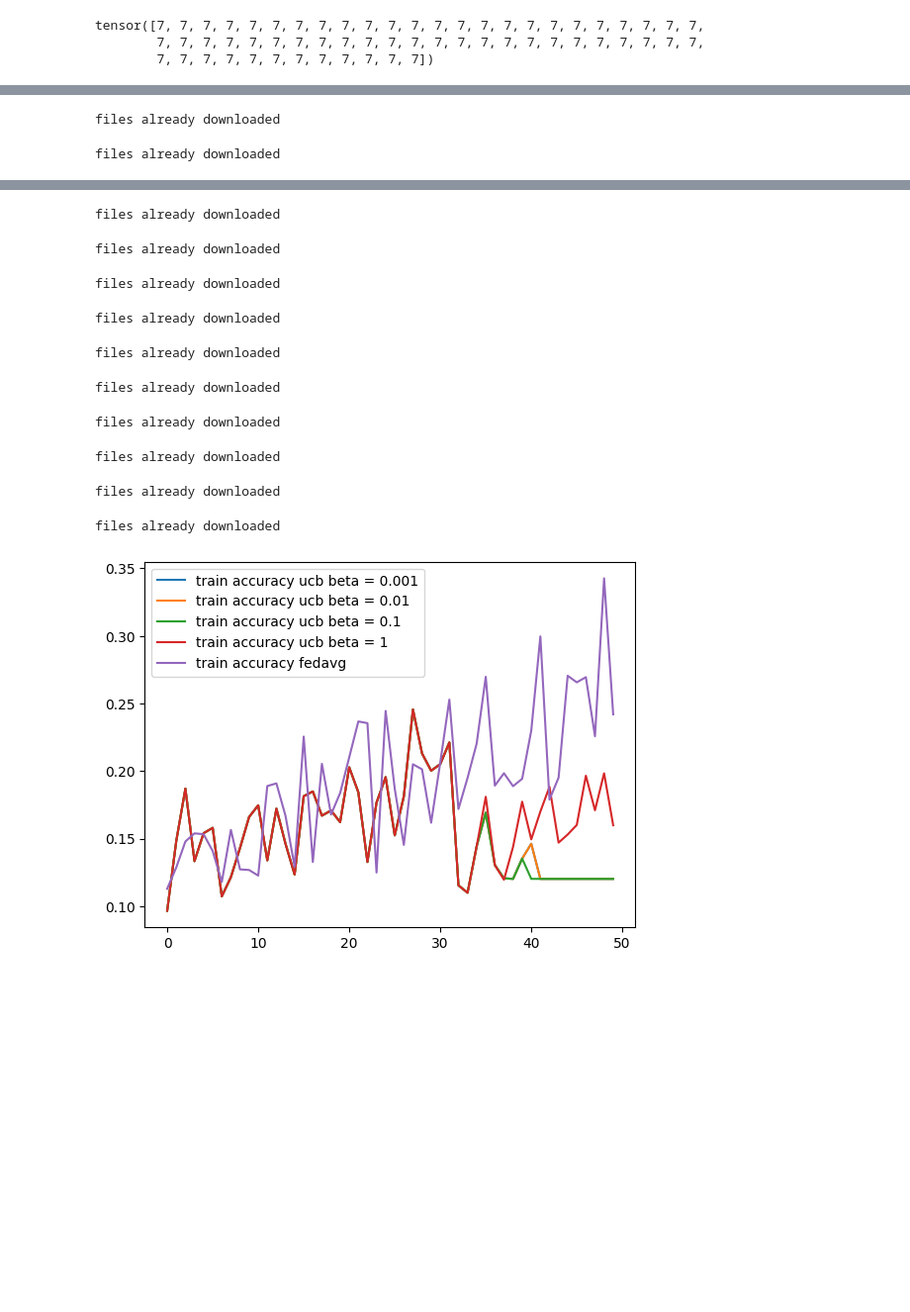
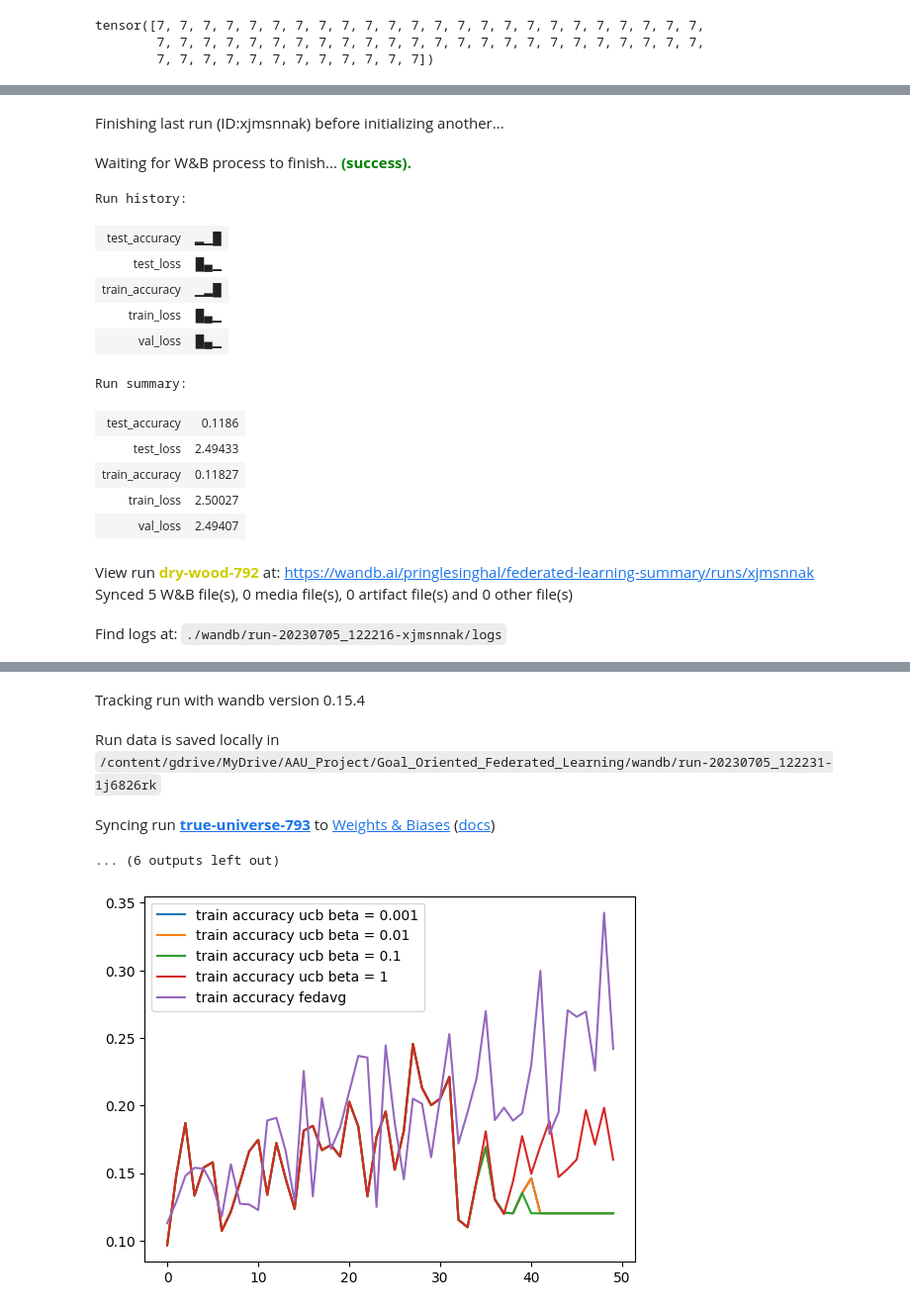
Before and after one commit to pringlesinghal/GreedyFed, a Jupyter notebook: dropout_experiments.ipynb, the cells around one changed output, grey strips where cells are left out. Shown at 99% size. Drawn from its saved outputs; the diff is of its cells as text; code cells hidden in the pictures; blank space fills up the shorter version.

Commit message:
version with wandb

```diff
--- a/dropout_experiments.ipynb
+++ b/dropout_experiments.ipynb
@@ -236,6 +228,7 @@ class Server:
                 weights_subset = [weights[i] for i in subset]
                 model_subset = self.aggregate_(client_states_subset, weights_subset)
                 loss_subset = self.val_loss(model_subset, criterion)
+                value_subset = 1- loss_subset
 
                 client_states_subset.append(client_states[idx])
                 weights_subset.append(weights[idx])
@@ -243,10 +236,11 @@ class Server:
                     client_states_subset, weights_subset
                 )
                 loss_subset_with_idx = self.val_loss(model_subset_with_idx, criterion)
+                value_subset_with_idx = 1 - loss_subset_with_idx
 
-                loss_diff = loss_subset - loss_subset_with_idx
+                utility_gain = value_subset_with_idx - value_subset
                 prev_avg = shapley_values[idx][-1]
-                new_avg = (t * prev_avg + loss_diff) / (t + 1)
+                new_avg = (t * prev_avg + utility_gain) / (t + 1)
                 shapley_values[idx].append(new_avg)
                 if convergenceTest(shapley_values[idx]):
                     converged = True
@@ -299,6 +293,7 @@ class Server:
                 phi_old = shapley_values[client_permutation[j]][-1]
                 phi_new = ((t - 1) * phi_old + (v_jplus1 - v_j)) / t
                 shapley_values[client_permutation[j]].append(phi_new)
+                v_j = v_jplus1
 
             flag = True
             for j in range(num_clients):
@@ -367,6 +362,7 @@ class Server:
                     phi_old = shapley_values[client_permutation[j]][-1]
                     phi_new = ((t - 1) * phi_old + (v_jplus1 - v_j)) / t
                     shapley_values[client_permutation[j]].append(phi_new)
+                    v_j = v_jplus1
 
                 flag = True
                 for j in range(num_clients):
@@ -1628,8 +1609,23 @@ mu = 5
 # %%
 betas = [0.001, 0.01, 0.1, 1]
 for beta in betas:
     parameters['beta'] = beta
-    test_acc[f'ucb_{beta}'], train_acc[f'ucb_{beta}'], train_loss[f'ucb_{beta}'], val_loss[f'ucb_{beta}'], test_loss[f'ucb_{beta}'] = runs(3, 'ucb', parameters)
+    test_acc[f'ucb_{beta}'], train_acc[f'ucb_{beta}'], train_loss[f'ucb_{beta}'], val_loss[f'ucb_{beta}'], test_loss[f'ucb_{beta}'] = runs(1, 'ucb', parameters)
 # %% [output]
+Finishing last run (ID:xjmsnnak) before initializing another...
+Waiting for W&B process to finish... (success).
-files already downloaded
+Run history:
+| test_accuracy | ▂▁█ |
+| test_loss | █▄▁ |
+| train_accuracy | ▁▂█ |
+| train_loss | █▄▁ |
+| val_loss | █▄▁ |
-files already downloaded
+Run summary:
+| test_accuracy | 0.1186 |
+| test_loss | 2.49433 |
+| train_accuracy | 0.11827 |
+| train_loss | 2.50027 |
+| val_loss | 2.49407 |
+View run dry-wood-792 at: https://wandb.ai/pringlesinghal/federated-learning-summary/runs/xjmsnnak
+Synced 5 W&B file(s), 0 media file(s), 0 artifact file(s) and 0 other file(s)
+Find logs at: ./wandb/run-20230705_122216-xjmsnnak/logs
@@ -1636,13 +1633,7 @@ files already downloaded
+Tracking run with wandb version 0.15.4
+Run data is saved locally in /content/gdrive/MyDrive/AAU_Project/Goal_Oriented_Federated_Learning/wandb/run-20230705_122231-1j6826rk
+Syncing run true-universe-793 to Weights & Biases (docs)
-files already downloaded
+... (6 outputs left out)
-files already downloaded
-files already downloaded
-files already downloaded
-files already downloaded
-files already downloaded
-files already downloaded
-files already downloaded
-files already downloaded
-files already downloaded
 # %%
 # for mu in mus:
 #     plt.plot(train_acc[f'fedprox_{mu}'], label = 'train accuracy'+f' fedprox mu = {mu}')
```
Also changed, not shown: parts of 7 cells of this notebook, 11 other files.
